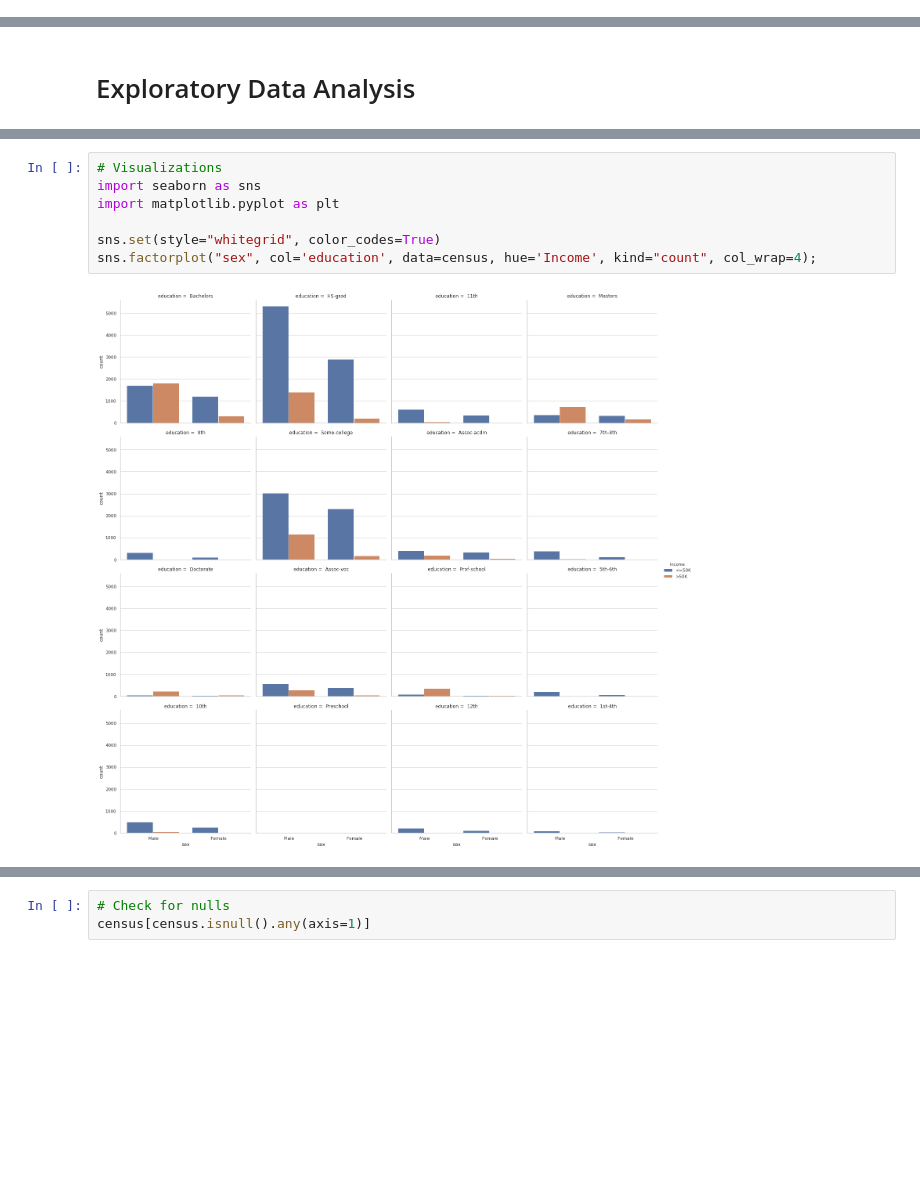
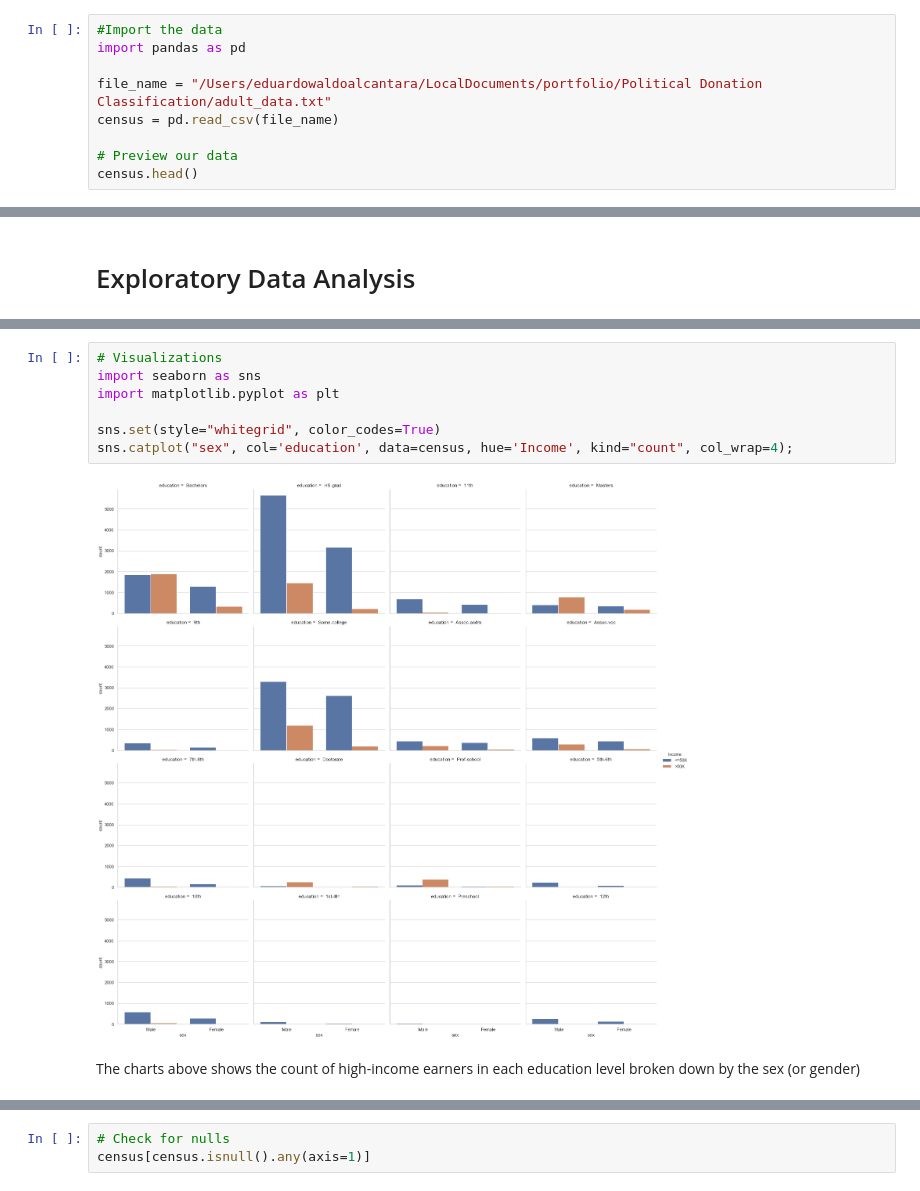
Before and after one commit to waldo102/Political-Donation-Classification, a Jupyter notebook: political_donation_classification.ipynb, the cells around one changed output, grey strips where cells are left out. Cells and saved outputs as stored; diff of their text form; blank space fills up the shorter version.

Commit message:
added explanations/reasoning for data cleaning

```diff
--- a/political_donation_classification.ipynb
+++ b/political_donation_classification.ipynb
@@ -29,0 +10,9 @@ Where are our column names? They're given separately
+# %%
+#Import the data
+import pandas as pd
+
+file_name = "/Users/eduardowaldoalcantara/LocalDocuments/portfolio/Political Donation Classification/adult_data.txt"
+census = pd.read_csv(file_name)
+
+# Preview our data
+census.head()
@@ -162,12 +155,14 @@ Percentage of individuals making more than $50,000: 24.89%
 # %%
 # Visualizations
 import seaborn as sns
 import matplotlib.pyplot as plt
 
 sns.set(style="whitegrid", color_codes=True)
-sns.factorplot("sex", col='education', data=census, hue='Income', kind="count", col_wrap=4);
+sns.catplot("sex", col='education', data=census, hue='Income', kind="count", col_wrap=4);
 # %% [output]
-[figure, old version]
+[figure, new version]
+# %% [markdown]
+The charts above shows the count of high-income earners in each education level broken down by the sex (or gender)
 # %%
 # Age Histogram
 census.hist(column='age')
```
Also changed, not shown: parts of 24 cells of this notebook.
